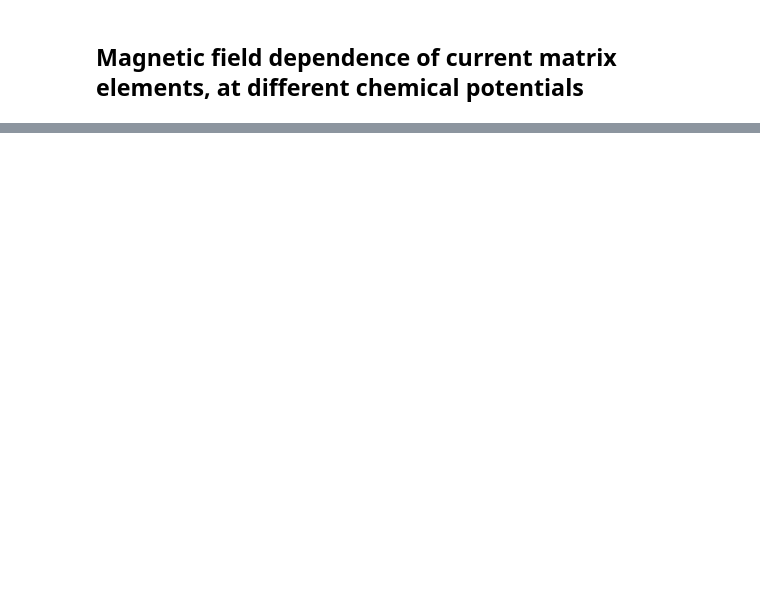
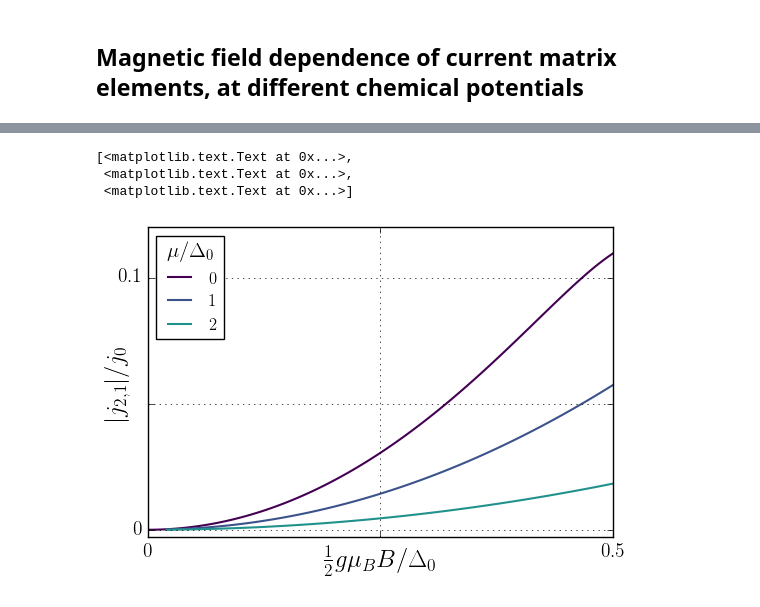
Before and after one commit to bernardvanheck/andreev_spectra, a Jupyter notebook: abs_numerics_and_figures.ipynb, the cells around one changed output, grey strips where cells are left out. Cells and saved outputs as stored; diff of their text form; code cells hidden in the pictures; blank space fills up the shorter version.

```diff
--- a/abs_numerics_and_figures.ipynb
+++ b/abs_numerics_and_figures.ipynb
@@ -320,0 +352,23 @@ for c in cs:
+# %%
+bs = np.linspace(0, 0.5, 100)
+cs = [0, 1, 2, 3]
+f, ax = plt.subplots()
+for (i, (js, mu)) in enumerate(zip(currents_vs_b_varying_mu, cs[:-1])):
+    c = cm.viridis(i/len(cs),1)
+    ax.plot(bs, np.abs(js[2]),linestyle='-', lw=1.5,
+             color=c, label=(r'$%s$' % mu))
+leg = ax.legend(loc=2, fontsize=12)
+leg.set_title(r'$\mu/\Delta_0$', prop = {'size':'small'})
+ax.set_xlabel(r"$\frac{1}{2}g\mu_B B/\Delta_0$", labelpad=-7)
+ax.set_ylabel(r"$|j_{2,1}|/j_0$", labelpad=-10)
+ax.set_ylim([-.003, 0.12])
+ax.set_xticks([0, 0.25, 0.5])
+ax.set_yticks([0, 0.05, 0.1])
+ax.set_yticklabels([r'$0$', '', r'$0.1$'], fontsize=14)
+ax.grid()
+ax.set_xticklabels([r"$0$", '', r"$0.5$"], fontsize=14)
+# %% [output]
+[<matplotlib.text.Text at 0x...>,
+ <matplotlib.text.Text at 0x...>,
+ <matplotlib.text.Text at 0x...>]
+[figure, added]
```
Also changed, not shown: parts of 11 cells of this notebook.
